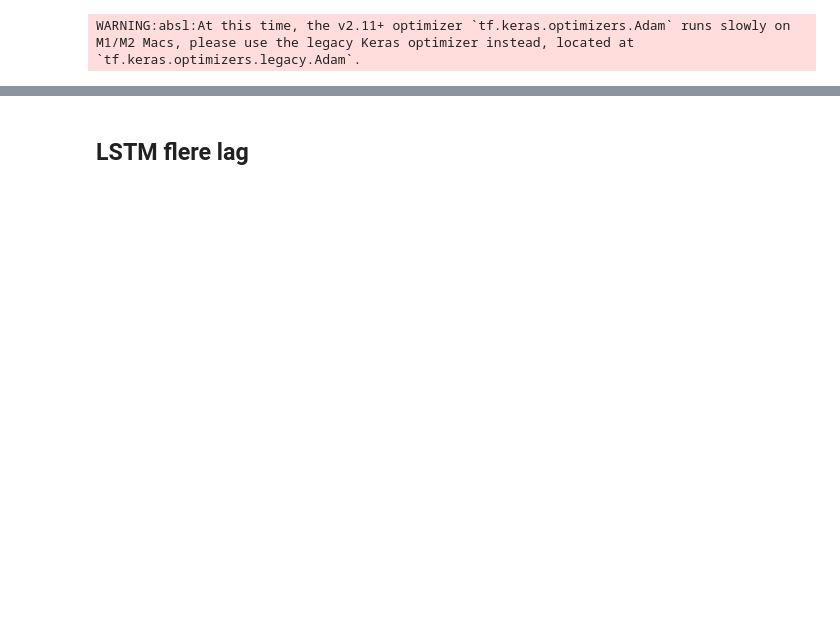
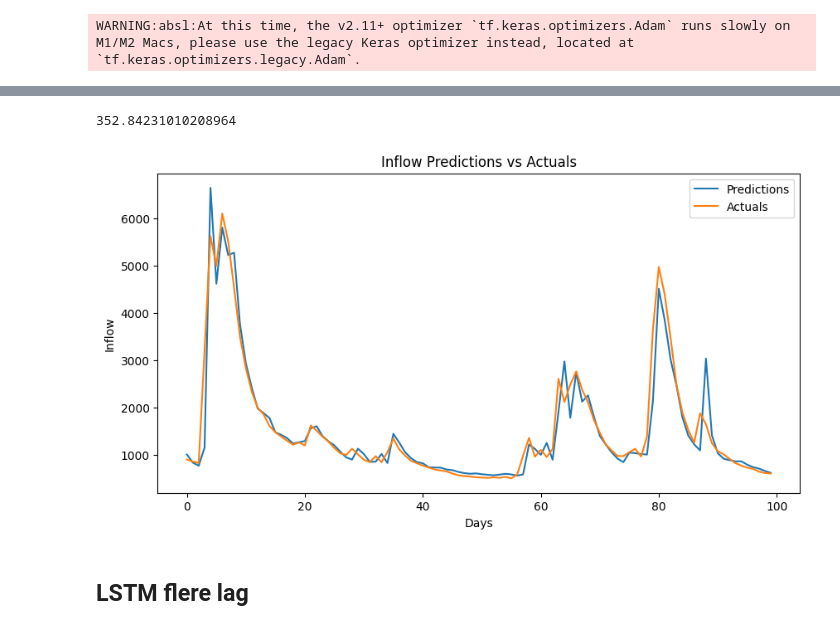
Before and after one commit to nicolaigarder/Forecasting-water-inflow, a Jupyter notebook: AI_models/Simple_AIs.ipynb, the cells around one changed output, grey strips where cells are left out. Saved outputs shown, nothing was run; the diff lists cells and outputs as text; code cells hidden in the pictures; blank space fills up the shorter version.

```diff
--- a/AI_models/Simple_AIs.ipynb
+++ b/AI_models/Simple_AIs.ipynb
@@ -573,0 +758,3 @@ X2_test.shape , y2_test.shape
+# %%
+cp4_exo = ModelCheckpoint('model4_exo/', save_best_only=True)
+model4_exo.compile(loss=MeanSquaredError(), optimizer=Adam(learning_rate=0.0001), metrics=[RootMeanSquaredError()])
@@ -573,0 +763,2 @@ X2_test.shape , y2_test.shape
+# %%
+model4_exo.fit(x = [X3_train, X3_exo_train], y = y3_train, validation_data=([X3_val, X3_exo_val], y3_val), epochs=100, callbacks=[cp4_exo])
@@ -643,0 +839,15 @@ plot_predictions1(model4, X2_test, y2_test)
+# %%
+def postprocess(arr):
+  arr = (arr*inflow_training_std) + inflow_training_mean
+  return arr
+
+def get_predictions_postprocessed(model, X, y):
+  predictions = model.predict(X)
+  inflow_preds = postprocess(predictions[:, 0])
+  inflow_actuals = postprocess(y[:])
+  df = pd.DataFrame(data={'Inflow Predictions': inflow_preds,
+                          'Inflow Actuals':inflow_actuals})
+  return df
+
+post_processed_df = get_predictions_postprocessed(model4_exo, [X3_test,X3_exo_test], y3_test)
+post_processed_df
@@ -644,3 +869,21 @@ plot_predictions1(model4, X2_test, y2_test)
+# %%
+rmse(post_processed_df['Inflow Predictions'], post_processed_df['Inflow Actuals'])
+# %% [output]
+352.84231010208964
+# %%
+start, end = 0, 100
+plt.figure(figsize=(10, 5))
+plt.plot(post_processed_df.index[start:end], post_processed_df['Inflow Predictions'][start:end], label='Predictions')
+plt.plot(post_processed_df.index[start:end], post_processed_df['Inflow Actuals'][start:end], label='Actuals')
+
+plt.xlabel("Days")
+plt.ylabel("Inflow")
+plt.title("Inflow Predictions vs Actuals")
+plt.legend()
+
+plt.show()
+# %% [output]
+[figure, added]
 # %% [markdown]
 ## LSTM flere lag
 # %%
```
Also changed, not shown: parts of 35 cells of this notebook, 35 other files.
